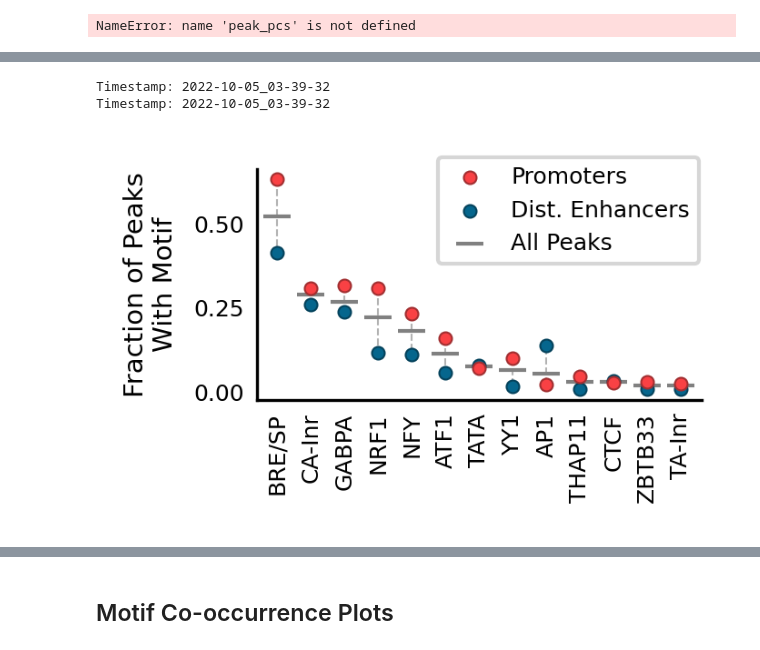
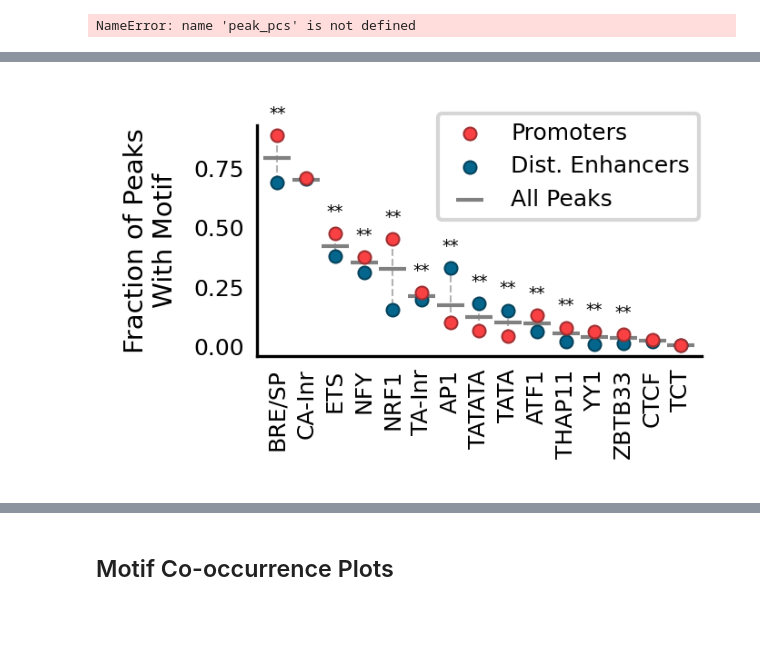
Before and after one commit to kundajelab/ProCapNet, a Jupyter notebook: src/figure_notebooks/Fig3.ipynb, the cells around one changed output, grey strips where cells are left out. Drawn from its saved outputs; the diff is of its cells as text; code cells hidden in the pictures; blank space fills up the shorter version.

```diff
--- a/src/figure_notebooks/Fig3.ipynb
+++ b/src/figure_notebooks/Fig3.ipynb
@@ -573,18 +586,3 @@ def plot_embeds_pca_with_ois(peak_pcs, ois):
 plot_embeds_pca_with_ois(peak_pcs, ois)
 # %% [output]
 NameError: name 'peak_pcs' is not defined
-# %%
-peak_pcs = pca.transform(peak_embeds)
-
-any_ccre_annots = np.clip(ccre_annots["PLS"] + ccre_annots["pELS"] + ccre_annots["dELS"], 0, 1).astype(bool)
-print(any_ccre_annots.shape)
-any_ccre_peak_pcs = peak_pcs[any_ccre_annots]
-any_ccre_ois = ois[any_ccre_annots]
-
-for i in range(peak_pcs.shape[1]):
-    plt.figure(figsize=(3,2))
-    print(np.corrcoef(any_ccre_ois, any_ccre_peak_pcs[..., i])[0,1])
-    plt.scatter(any_ccre_ois, any_ccre_peak_pcs[..., i], s=3, alpha=0.1)
-    plt.xlabel("Orientation Index")
-    plt.ylabel("PC " + str(i + 1))
-    plt.show()
@@ -608,16 +591,22 @@ for i in range(peak_pcs.shape[1]):
 
 from motif_hits_utils import load_motif_hits
 
-motif_hits, motif_hits_peaks, motif_hit_counts = load_motif_hits(cell_type, model_type, timestamp)
+motif_hits, motif_hits_peaks, motif_hit_counts = load_motif_hits(cell_type, model_type, data_type,
+                                                                 in_window=in_window)
-# %% [output]
-Timestamp: 2022-10-05_03-39-32
-Timestamp: 2022-10-05_03-39-32
 # %%
 from collections import defaultdict
+import scipy
+import scipy.stats
+
+def perm_test_diff_motif_fracs(pls_motifs, dels_motifs):
+    return np.mean(pls_motifs) - np.mean(dels_motifs)
+
+
 
 def plot_motif_enrichment_in_cCREs_condensed(peak_hit_counts, overlap_annots_bools,
                                         annots_to_plot = ["PLS", "dELS"],
-                                        motif_keys_to_labels = motif_keys_to_labels):
+                                        motif_keys_to_labels = motif_names,
+                                            save_path = None):
 
     annots_to_labels = {"PLS" : "Promoters",
                         "pELS" : "Proximal Enhancers",
@@ -628,6 +617,9 @@ def plot_motif_enrichment_in_cCREs_condensed(peak_hit_counts, overlap_annots_boo
     annots_to_sizes = {"All Peaks" : 50, "PLS" : 45, "dELS" : 45}
 
     annot_vals = defaultdict(lambda : [])
+    pvals = []
+
+    assert len(motif_keys_to_labels) == peak_hit_counts.shape[1]
 
     motif_keys = range(len(motif_keys_to_labels))
     for motif_index in motif_keys:
@@ -638,6 +630,18 @@ def plot_motif_enrichment_in_cCREs_condensed(peak_hit_counts, overlap_annots_boo
             overlap_peaks_with_motif = np.sum(peak_hit_counts[overlap_annots_bools[key], motif_index] > 0)
 
             annot_vals[key].append(overlap_peaks_with_motif / overlap_peaks)
+
+        # sorry hardcoding it
+        mwu_pval = scipy.stats.permutation_test((peak_hit_counts[ccre_annots["PLS"], motif_index],
+                                                 peak_hit_counts[ccre_annots["dELS"], motif_index]),
+                                                perm_test_diff_motif_fracs, n_resamples=9999).pvalue
+
+        if mwu_pval <= 2e-4:
+            pvals.append("**")
+        elif mwu_pval < 0.01:
+            pvals.append("*")
+        else:
+            pvals.append(" ")
 
         annot_vals["All Peaks"].append(total_peaks_with_motif / peak_hit_counts.shape[0])
 
@@ -650,37 +654,45 @@ def plot_motif_enrichment_in_cCREs_condensed(peak_hit_counts, overlap_annots_boo
         plt.plot([y] * 2,
                  [annot_vals["PLS"][plot_i], annot_vals["dELS"][plot_i]],
                  color="gray", alpha = 0.6, linewidth=0.5, linestyle="dashed")
+
+        plt.text(y, 0.07 + max(annot_vals["PLS"][plot_i], annot_vals["dELS"][plot_i]),
+                 pvals[plot_i],
+                 fontsize=4.5, horizontalalignment="center")
 
         for i, (key, vals) in enumerate(annot_vals.items()):
             if key == "All Peaks":
                 plt.scatter(y, vals[plot_i],
                             label=key if add_to_legend else "",
                             color=annots_to_colors[key],
                             linewidth=1,
                             s=annots_to_sizes[key],
                             zorder=10 - i, marker="_")
             else:
                 plt.scatter(y, vals[plot_i],
                             label=annots_to_labels[key] if add_to_legend else "",
                             color=annots_to_colors[key],
                             edgecolor=annots_to_edgecolors[key],
                             linewidth=0.5,
                             s=annots_to_sizes[key],
                             zorder=10 - i, marker=".")
 
         add_to_legend = False
 
     plt.legend(fontsize=6, loc="upper right", bbox_to_anchor=(1.02, 1.1))
     plt.xticks(motif_keys, np.array(motif_keys_to_labels)[plot_order],
                fontsize=6, rotation=90)
     plt.tick_params(left=False, length=0)
-    plt.yticks([0.0, 0.25, 0.5], fontsize=6)
+    plt.yticks([0.0, 0.25, 0.5, 0.75], fontsize=6)
     plt.ylabel("Fraction of Peaks\nWith Motif", fontsize=7)
 
     plt.gca().spines[["top", "right"]].set_visible(False)
 
-    plt.show()
+    if save_path is not None:
+        plt.savefig(save_path, bbox_inches = 'tight', pad_inches = 0, dpi = 300)
+    else:
+        plt.show()
 
-plot_motif_enrichment_in_cCREs_condensed(motif_hit_counts["profile"], ccre_annots)
+plot_motif_enrichment_in_cCREs_condensed(motif_hit_counts["profile"], ccre_annots,
+                                        save_path = figures_dir + "3C_ccre_motif_fracs.png")
 # %% [output]
-[figure, old version]
+[figure, new version]
```
Also changed, not shown: parts of 42 cells of this notebook, 11 other files.
